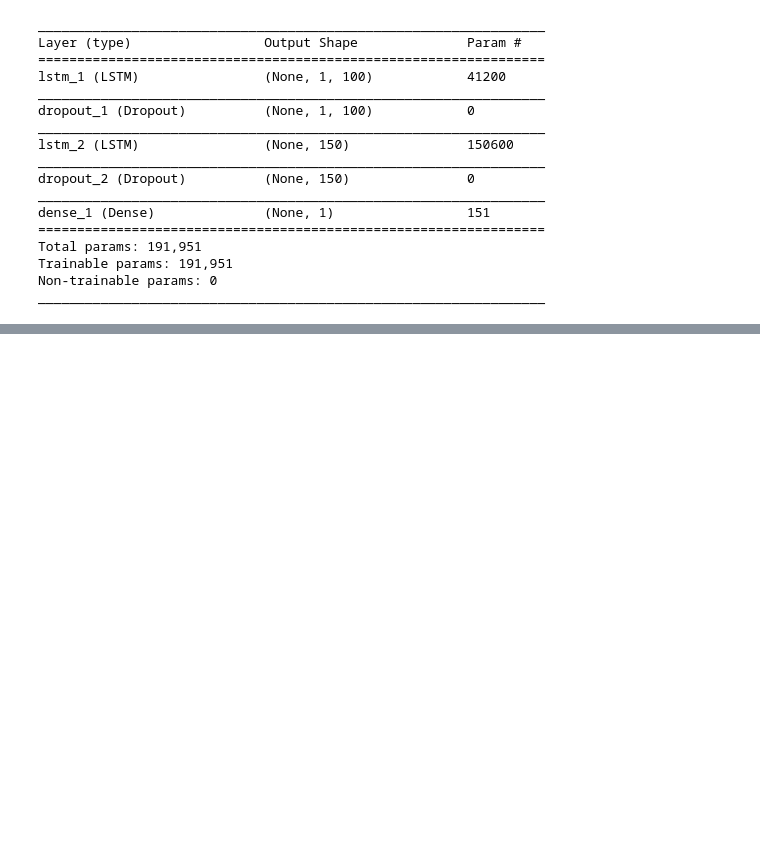
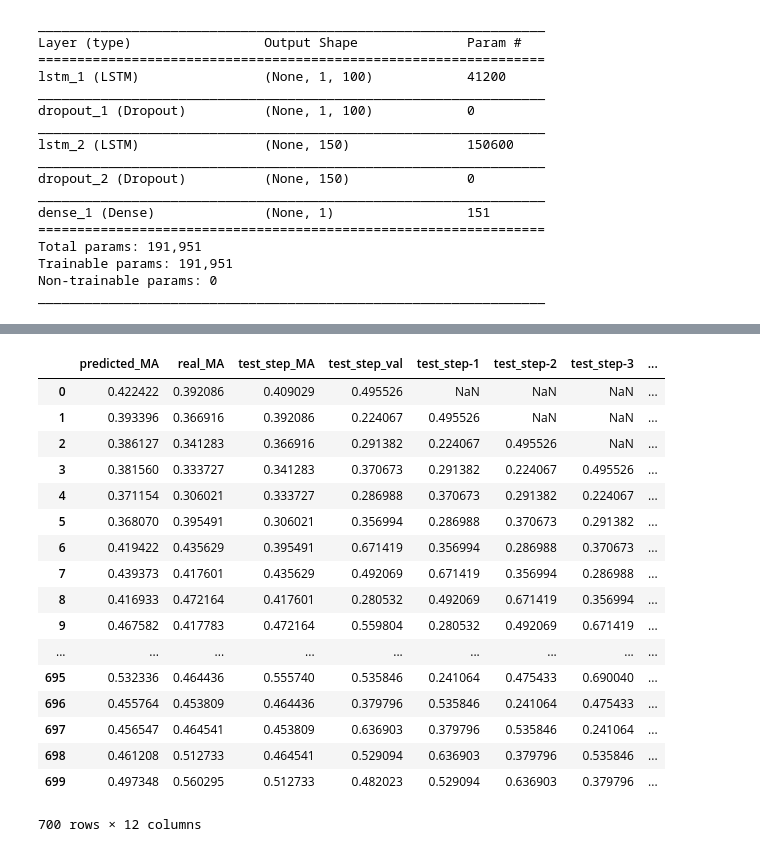
Before and after one commit to Robak23/forex_deep, a Jupyter notebook: 1/lstmWithMovingAverage.ipynb, the cells around one changed output, grey strips where cells are left out. Drawn from its saved outputs; the diff is of its cells as text; code cells hidden in the pictures; blank space fills up the shorter version.

```diff
--- a/1/lstmWithMovingAverage.ipynb
+++ b/1/lstmWithMovingAverage.ipynb
@@ -198,0 +211,5 @@ r_sq
+# %%
+for s in range(1,4):
+    reverse_df['test_step-{}'.format(s)] = reverse_df.test_step_val.shift(s)
+# %%
+reverse_df['predicted_value'] = reverse_df.predicted_MA*5 - (reverse_df.test_step_val + reverse_df['test_step-1'] + reverse_df['test_step-2'] + reverse_df['test_step-3'])
@@ -198,0 +221,21 @@ r_sq
+# %%
+reverse_df.head(700)
+# %% [output]
+|  | predicted_MA | real_MA | test_step_MA | test_step_val | test_step-1 | test_step-2 | test_step-3 | ... |
+| 0 | 0.422422 | 0.392086 | 0.409029 | 0.495526 | NaN | NaN | NaN | ... |
+| 1 | 0.393396 | 0.366916 | 0.392086 | 0.224067 | 0.495526 | NaN | NaN | ... |
+| 2 | 0.386127 | 0.341283 | 0.366916 | 0.291382 | 0.224067 | 0.495526 | NaN | ... |
+| 3 | 0.381560 | 0.333727 | 0.341283 | 0.370673 | 0.291382 | 0.224067 | 0.495526 | ... |
+| 4 | 0.371154 | 0.306021 | 0.333727 | 0.286988 | 0.370673 | 0.291382 | 0.224067 | ... |
+| 5 | 0.368070 | 0.395491 | 0.306021 | 0.356994 | 0.286988 | 0.370673 | 0.291382 | ... |
+| 6 | 0.419422 | 0.435629 | 0.395491 | 0.671419 | 0.356994 | 0.286988 | 0.370673 | ... |
+| 7 | 0.439373 | 0.417601 | 0.435629 | 0.492069 | 0.671419 | 0.356994 | 0.286988 | ... |
+| 8 | 0.416933 | 0.472164 | 0.417601 | 0.280532 | 0.492069 | 0.671419 | 0.356994 | ... |
+| 9 | 0.467582 | 0.417783 | 0.472164 | 0.559804 | 0.280532 | 0.492069 | 0.671419 | ... |
+| ... | ... | ... | ... | ... | ... | ... | ... | ... |
+| 695 | 0.532336 | 0.464436 | 0.555740 | 0.535846 | 0.241064 | 0.475433 | 0.690040 | ... |
+| 696 | 0.455764 | 0.453809 | 0.464436 | 0.379796 | 0.535846 | 0.241064 | 0.475433 | ... |
+| 697 | 0.456547 | 0.464541 | 0.453809 | 0.636903 | 0.379796 | 0.535846 | 0.241064 | ... |
+| 698 | 0.461208 | 0.512733 | 0.464541 | 0.529094 | 0.636903 | 0.379796 | 0.535846 | ... |
+| 699 | 0.497348 | 0.560295 | 0.512733 | 0.482023 | 0.529094 | 0.636903 | 0.379796 | ... |
+700 rows × 12 columns
```
Also changed, not shown: parts of 22 cells of this notebook.
